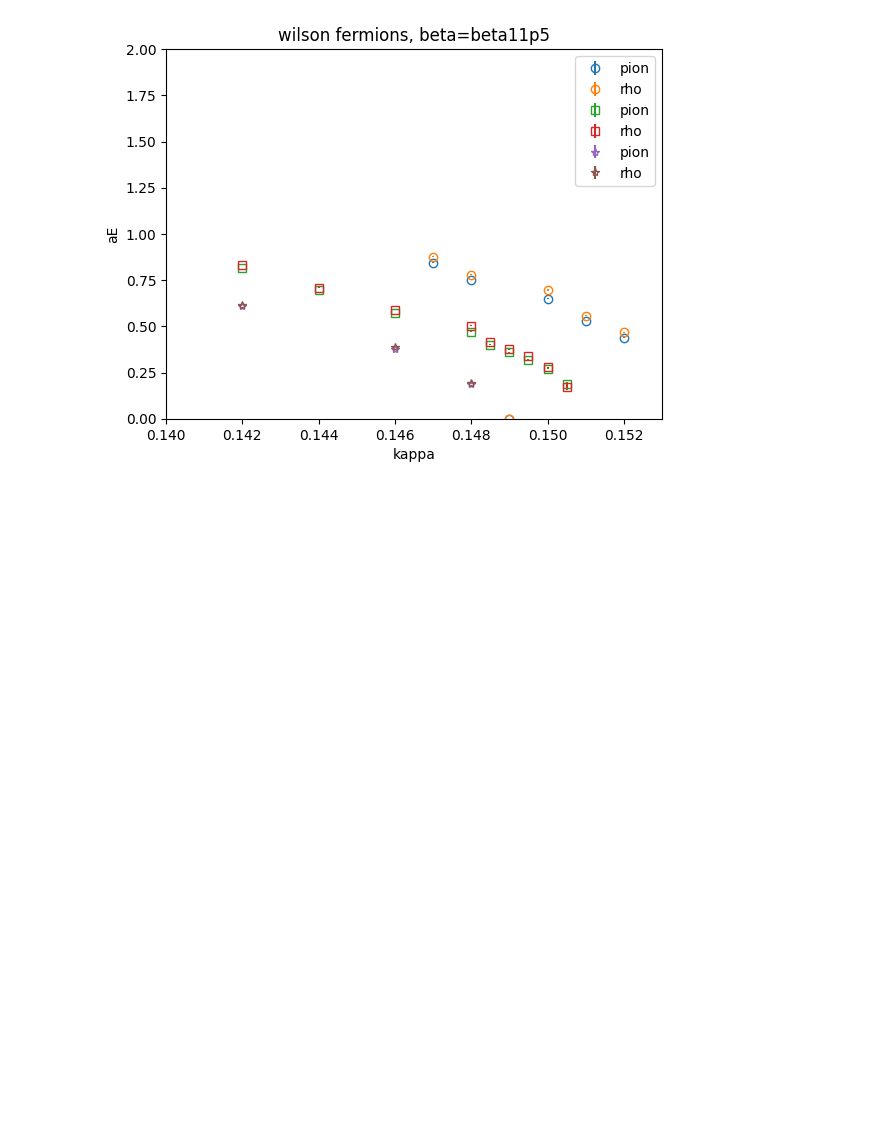
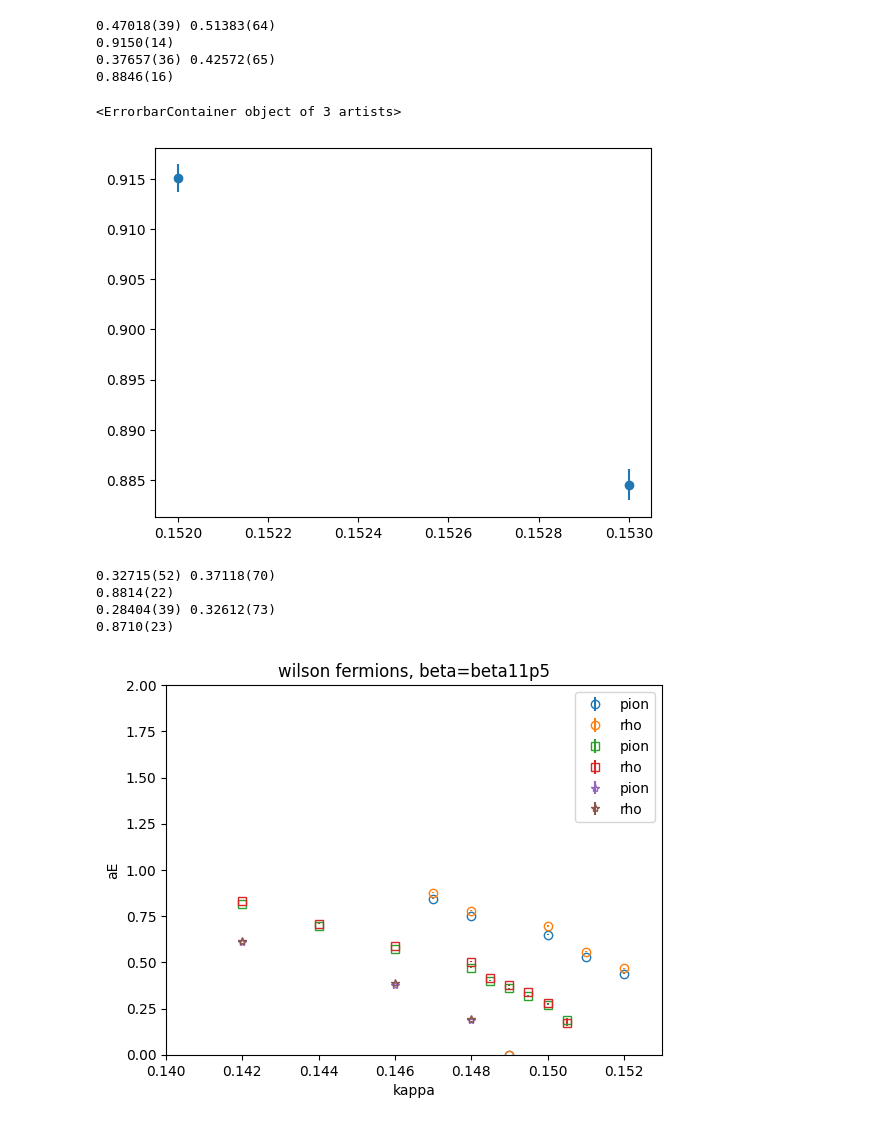
Before and after one commit to chrisculver/su4_hmc_analysis, a Jupyter notebook: EnsembleTrajectory/plotting.ipynb, the cells around one changed output. Drawn from its saved outputs; the diff is of its cells as text; code cells hidden in the pictures; blank space fills up the shorter version.

```diff
--- a/EnsembleTrajectory/plotting.ipynb
+++ b/EnsembleTrajectory/plotting.ipynb
@@ -32,3 +90,49 @@ plt.savefig("mass_trajectory.svg")
+# %%
+import gvar as gv
+
+beta="beta10p5"
+kappas=["k0p1520","k0p1530"]
+
+xvals=[]
+yvals=[]
+yerrs=[]
+data=db.filter(beta).filter("wilson").data
+for key, value in data.items():
+    for k in kappas:
+        if k in key:
+            ePI = gv.gvar(value['e0_G5']['avg'], value['e0_G5']['err'])
+            eRHO1 = gv.gvar(value['e0_G1']['avg'], value['e0_G1']['err'])
+            print(ePI,eRHO1)
+            print(ePI/eRHO1)
+            xvals.append(float(k[1:].replace("p",".")))
+            yvals.append((ePI/eRHO1).mean)
+            yerrs.append((ePI/eRHO1).sdev)
+
+plt.errorbar(xvals,yvals,yerrs,linestyle="None",marker='o')
+# %% [output]
+0.47018(39) 0.51383(64)
+0.9150(14)
+0.37657(36) 0.42572(65)
+0.8846(16)
+<ErrorbarContainer object of 3 artists>
+[figure, added]
+# %%
+beta="beta11p0"
+kappas=["k0p1495","k0p1500"]
+
+data=db.filter(beta).filter("wilson").data
+for key, value in data.items():
+    for k in kappas:
+        if k in key:
+            ePI = gv.gvar(value['e0_G5']['avg'], value['e0_G5']['err'])
+            eRHO1 = gv.gvar(value['e0_G1']['avg'], value['e0_G1']['err'])
+            print(ePI,eRHO1)
+            print(ePI/eRHO1)
+# %% [output]
+0.32715(52) 0.37118(70)
+0.8814(22)
+0.28404(39) 0.32612(73)
+0.8710(23)
 # %%
 efm_trajectory(db, "beta10p5", "wilson", "efm_G5[t=20]", "efm_G1[t=20]")
 efm_trajectory(db, "beta11p0", "wilson", "efm_G5[t=20]", "efm_G1[t=20]", marker='s')
```
Also changed, not shown: parts of 4 cells of this notebook, 3 other files.
